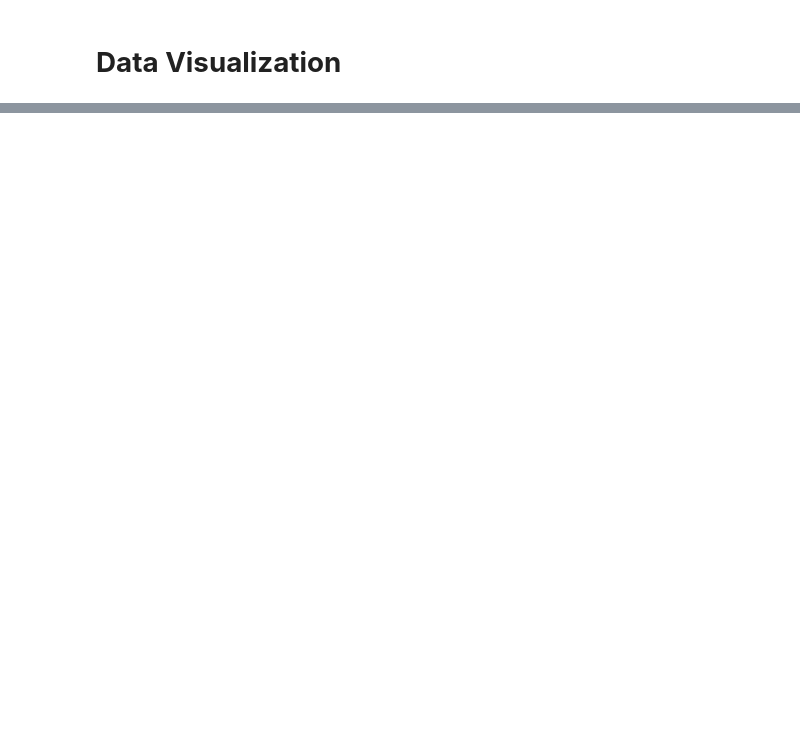
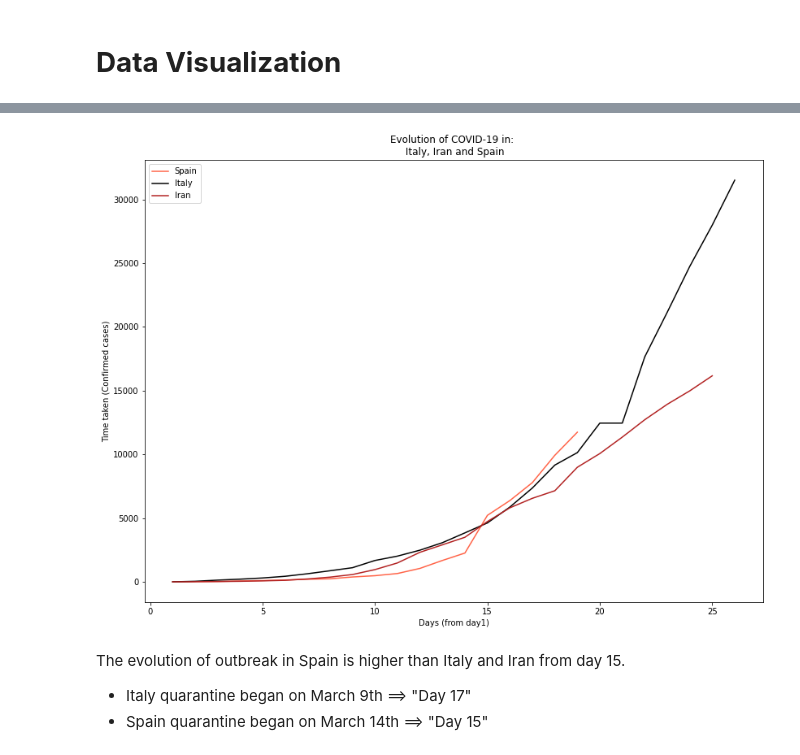
Before and after one commit to hatim1971/covid-19, a Jupyter notebook: Covid19_ETL.ipynb, the cells around one changed output, grey strips where cells are left out. Drawn from its saved outputs; the diff is of its cells as text; code cells hidden in the pictures; blank space fills up the shorter version.

```diff
--- a/Covid19_ETL.ipynb
+++ b/Covid19_ETL.ipynb
@@ -376,0 +409,34 @@ plt.show()
+# %%
+# Import `pyplot` from `matplotlib`
+import matplotlib.pyplot as plt
+%matplotlib inline
+
+# Initialize the plot
+fig = plt.figure(figsize=(30,10))
+ax1 = fig.add_subplot(121)
+
+
+t1 = ev_esp['date']
+a1 = ev_esp['Confirmed']
+t2 = ev_it['date']
+a2 = ev_it['Confirmed']
+t3 = ev_ir['date']
+a3 = ev_ir['Confirmed']
+
+plt.plot(t1, a1, '#FF6347', label='Spain') # plotting t, a separately
+plt.plot(t2, a2, '#000000', label='Italy') # plotting t, b separately
+plt.plot(t3, a3, '#B22222', label='Iran') # plotting t, c separately
+
+# Plot Legend
+plt.title("Evolution of COVID-19 in: \n Italy, Iran and Spain")
+plt.xlabel("Days (from day1)")
+plt.ylabel("Time taken (Confirmed cases)")
+plt.legend()
+
+plt.show()
+# %% [output]
+[figure, added]
+# %% [markdown]
+The evolution of outbreak in Spain is higher than Italy and Iran from day 15.
+- Italy quarantine began on March 9th ==> "Day 17"
+- Spain quarantine began on March 14th ==> "Day 15"
```
Also changed, not shown: parts of 6 cells of this notebook.
